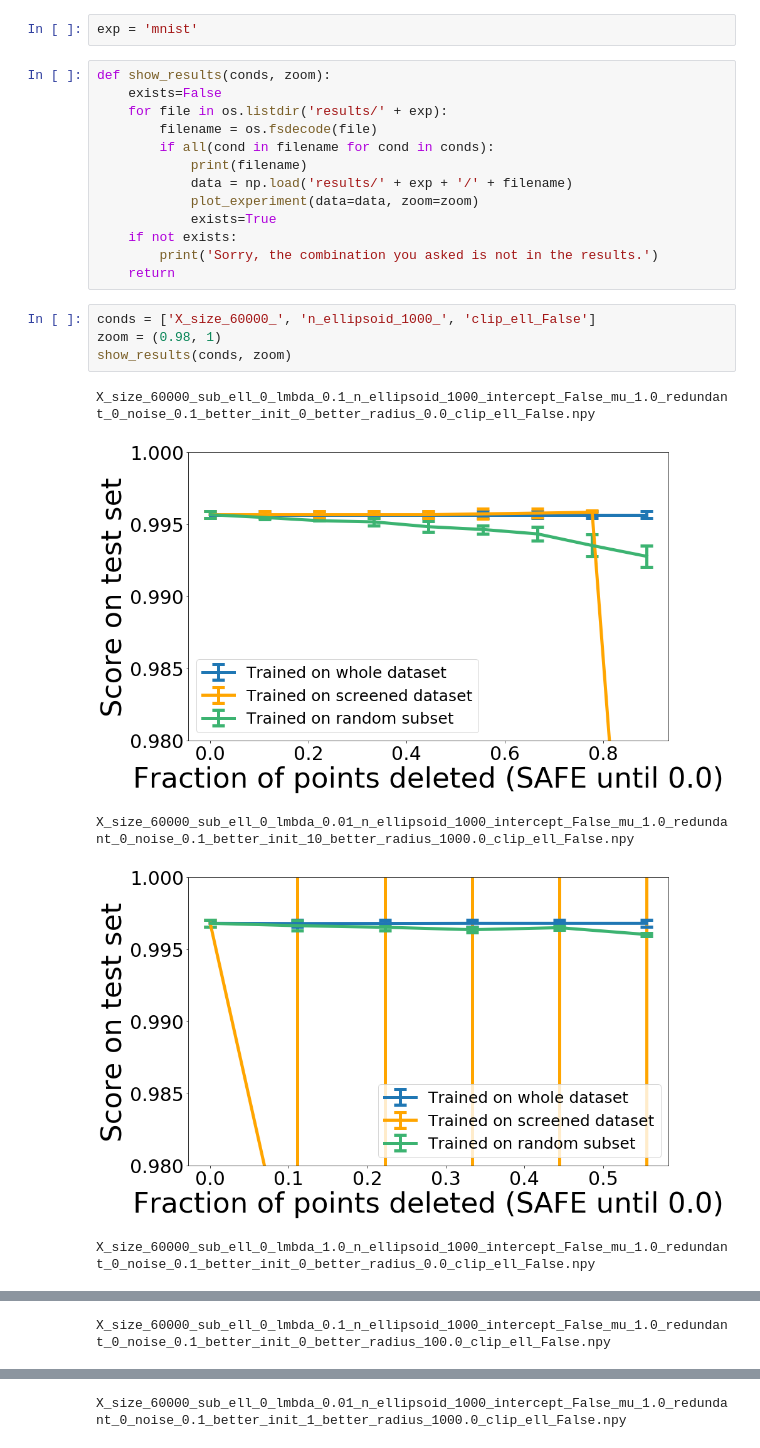
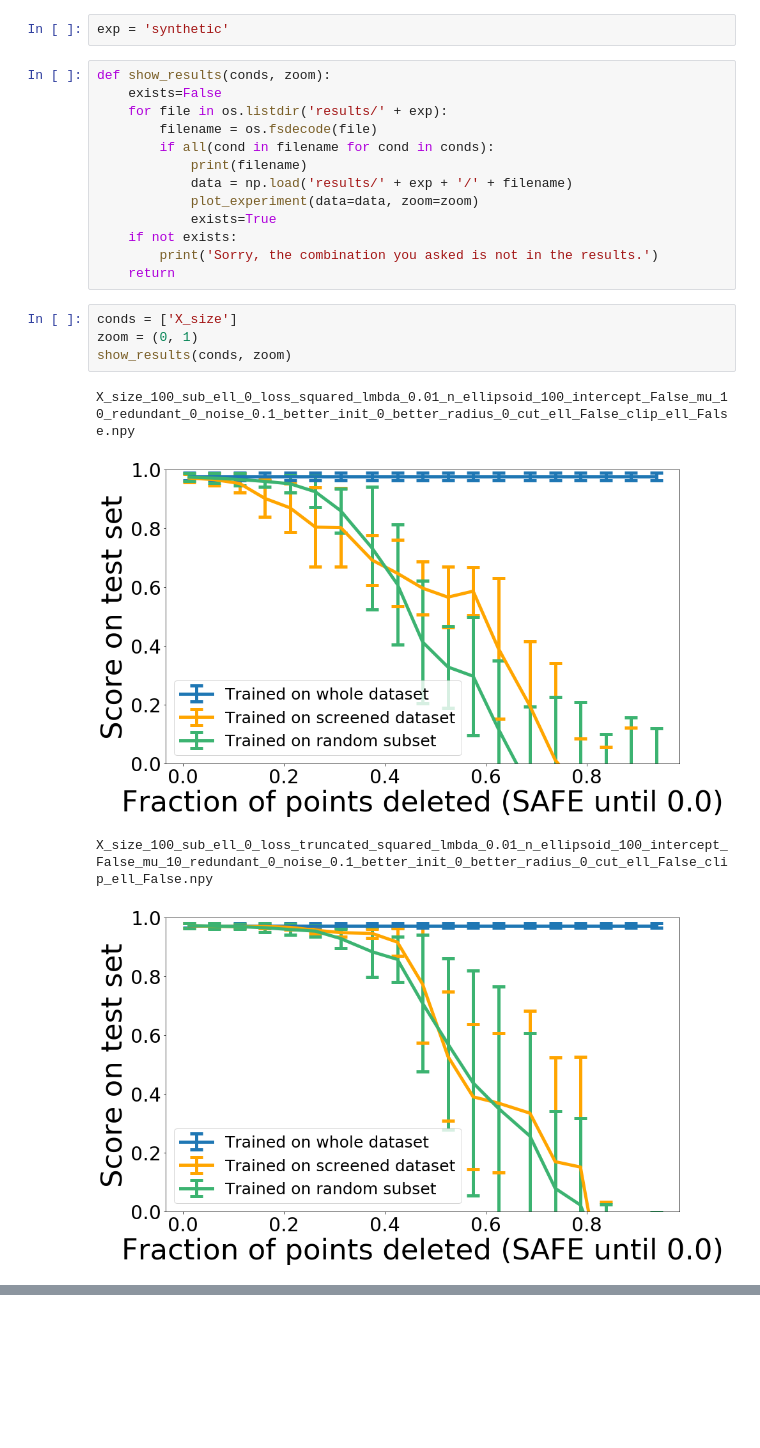
Before and after one commit to GregoireMialon/screening_samples, a Jupyter notebook: visualization.ipynb, the cells around one changed output, grey strips where cells are left out. Drawn from its saved outputs; the diff is of its cells as text; blank space fills up the shorter version.

Commit message:
added squared in estimator, synthetic parameter options

```diff
--- a/visualization.ipynb
+++ b/visualization.ipynb
@@ -6,7 +6,7 @@ import numpy as np
 import re
 from tools import plot_experiment
 # %%
-exp = 'mnist'
+exp = 'synthetic'
 # %%
 def show_results(conds, zoom):
     exists=False
@@ -21,12 +21,11 @@ def show_results(conds, zoom):
         print('Sorry, the combination you asked is not in the results.')
     return
 # %%
-conds = ['X_size_60000_', 'n_ellipsoid_1000_', 'clip_ell_False']
-zoom = (0.98, 1)
+conds = ['X_size']
+zoom = (0, 1)
 show_results(conds, zoom)
 # %% [output]
-X_size_60000_sub_ell_0_lmbda_0.1_n_ellipsoid_1000_intercept_False_mu_1.0_redundant_0_noise_0.1_better_init_0_better_radius_0.0_clip_ell_False.npy
+X_size_100_sub_ell_0_loss_squared_lmbda_0.01_n_ellipsoid_100_intercept_False_mu_10_redundant_0_noise_0.1_better_init_0_better_radius_0_cut_ell_False_clip_ell_False.npy
-[figure, old version]
+[figure, new version]
-X_size_60000_sub_ell_0_lmbda_0.01_n_ellipsoid_1000_intercept_False_mu_1.0_redundant_0_noise_0.1_better_init_10_better_radius_1000.0_clip_ell_False.npy
+X_size_100_sub_ell_0_loss_truncated_squared_lmbda_0.01_n_ellipsoid_100_intercept_False_mu_10_redundant_0_noise_0.1_better_init_0_better_radius_0_cut_ell_False_clip_ell_False.npy
-[figure, old version]
+[figure, new version]
-X_size_60000_sub_ell_0_lmbda_1.0_n_ellipsoid_1000_intercept_False_mu_1.0_redundant_0_noise_0.1_better_init_0_better_radius_0.0_clip_ell_False.npy
@@ -34 +31,0 @@ X_size_60000_sub_ell_0_lmbda_1.0_n_ellipsoid_1000_intercept_False_mu_1.0_redunda
-X_size_60000_sub_ell_0_lmbda_0.1_n_ellipsoid_1000_intercept_False_mu_1.0_redundant_0_noise_0.1_better_init_0_better_radius_100.0_clip_ell_False.npy
@@ -36 +31,0 @@ X_size_60000_sub_ell_0_lmbda_0.1_n_ellipsoid_1000_intercept_False_mu_1.0_redunda
-X_size_60000_sub_ell_0_lmbda_0.01_n_ellipsoid_1000_intercept_False_mu_1.0_redundant_0_noise_0.1_better_init_1_better_radius_1000.0_clip_ell_False.npy
```
Also changed, not shown: parts of 1 cell of this notebook, 2 other files.
